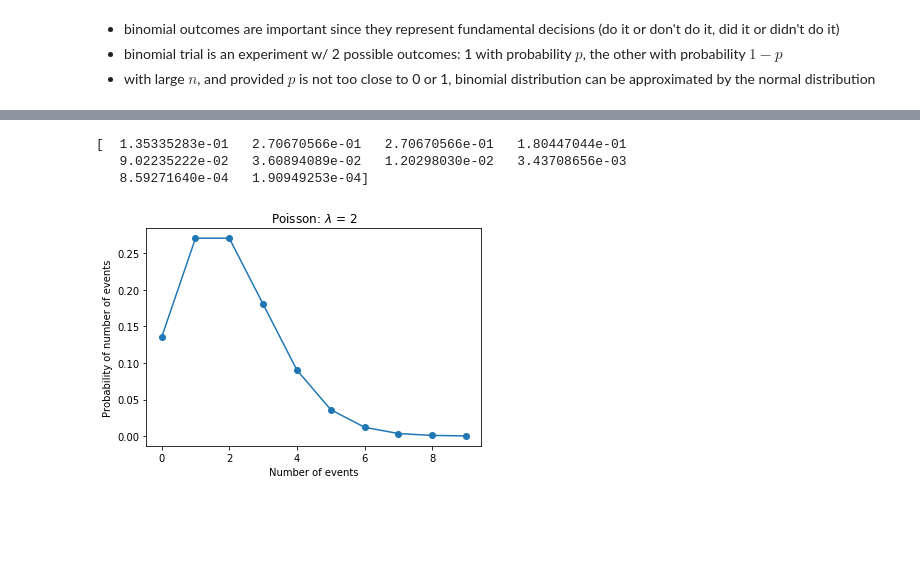
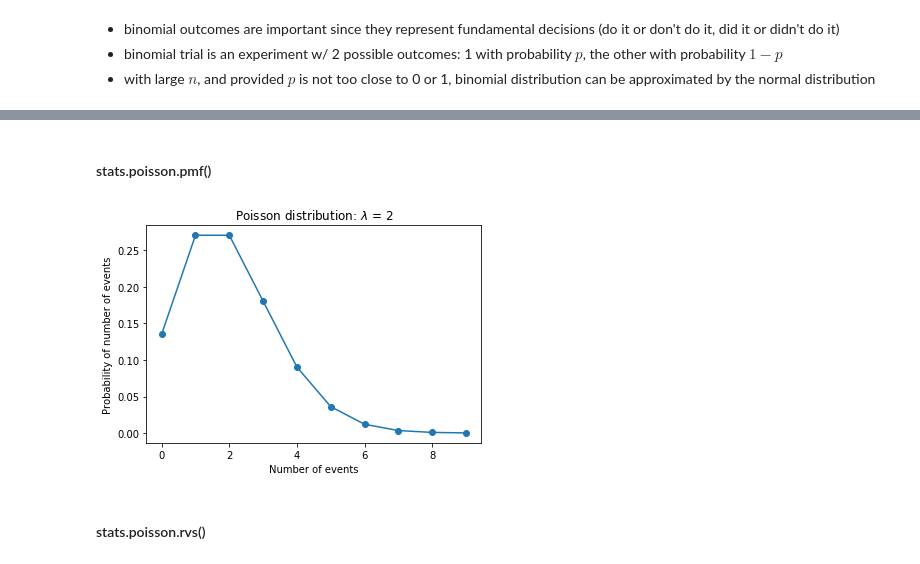
Before and after one commit to andrewmontes87/practical_statistics_py, a Jupyter notebook: notebooks/02 - Data and sampling distributions.ipynb, the cells around one changed output, grey strips where cells are left out. Saved outputs shown, nothing was run; the diff lists cells and outputs as text; code cells hidden in the pictures; blank space fills up the shorter version.

```diff
--- a/notebooks/02 - Data and sampling distributions.ipynb
+++ b/notebooks/02 - Data and sampling distributions.ipynb
@@ -657,22 +699,22 @@ Sd 1.35566877881
+# %% [markdown]
+#### stats.poisson.pmf()
 # %%
 ### probability mass function with stats.poisson.pmf()
 ### (probability that a discrete random variable is exactly equal to some value)
 
 n = np.arange(0, 10)
 y = stats.poisson.pmf(n, LAMBDA_RATE)
-print(y)
 
 # plot with matplotlib
 plt.plot(n, y, 'o-')
-plt.title('Poisson: $\lambda$ = {}'.format(LAMBDA_RATE))
+plt.title('Poisson distribution: $\lambda$ = {}'.format(LAMBDA_RATE))
 plt.xlabel('Number of events')
 plt.ylabel('Probability of number of events')
 plt.show()
 # %% [output]
-[  1.35335283e-01   2.70670566e-01   2.70670566e-01   1.80447044e-01
-   9.02235222e-02   3.60894089e-02   1.20298030e-02   3.43708656e-03
-   8.59271640e-04   1.90949253e-04]
-[figure, old version]
+[figure, new version]
+# %% [markdown]
+#### stats.poisson.rvs()
 # %%
 ### simulating random variables from a Poisson distribution
 ### w/ stats.poisson.rvs()
```
Also changed, not shown: parts of 66 cells of this notebook, 2 other files.
